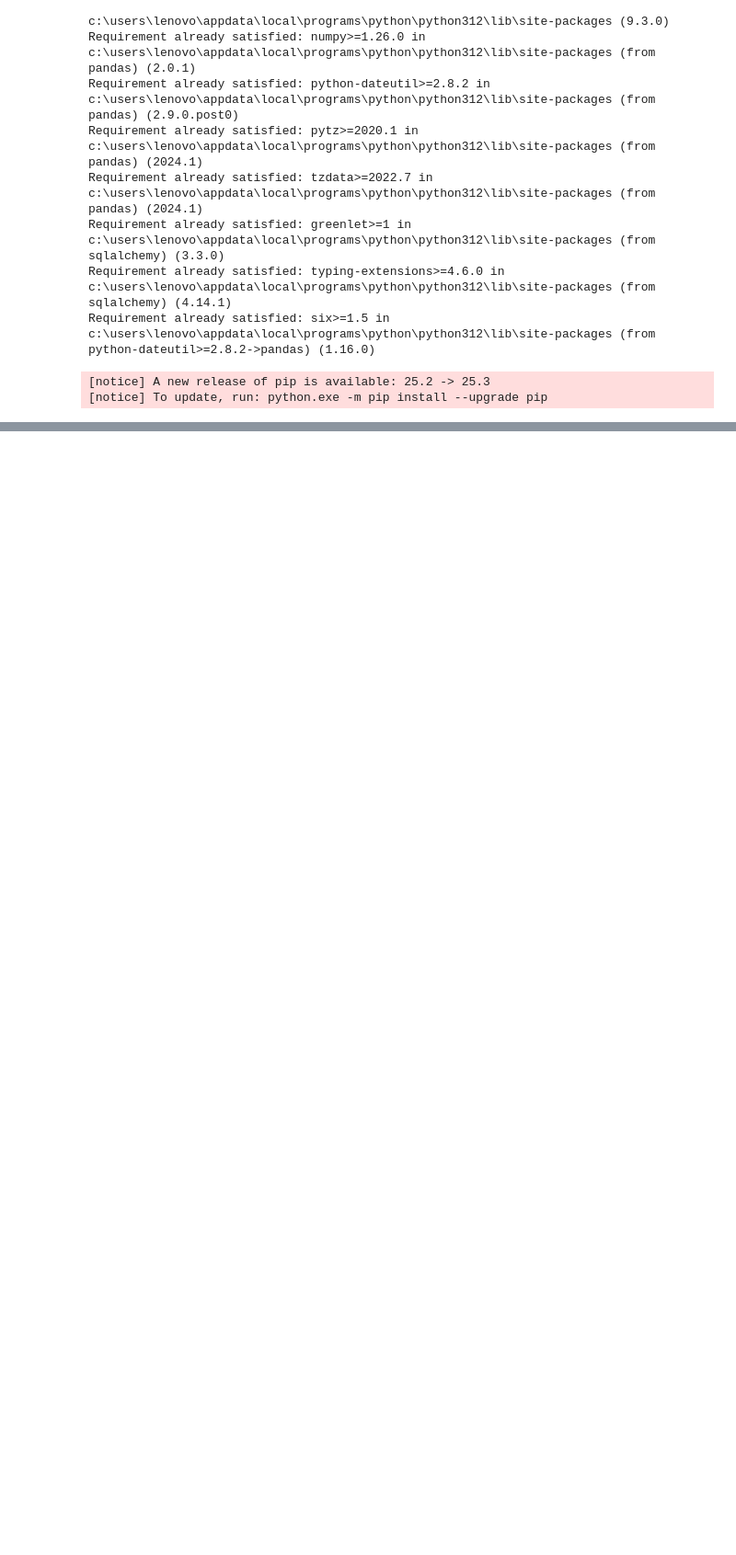
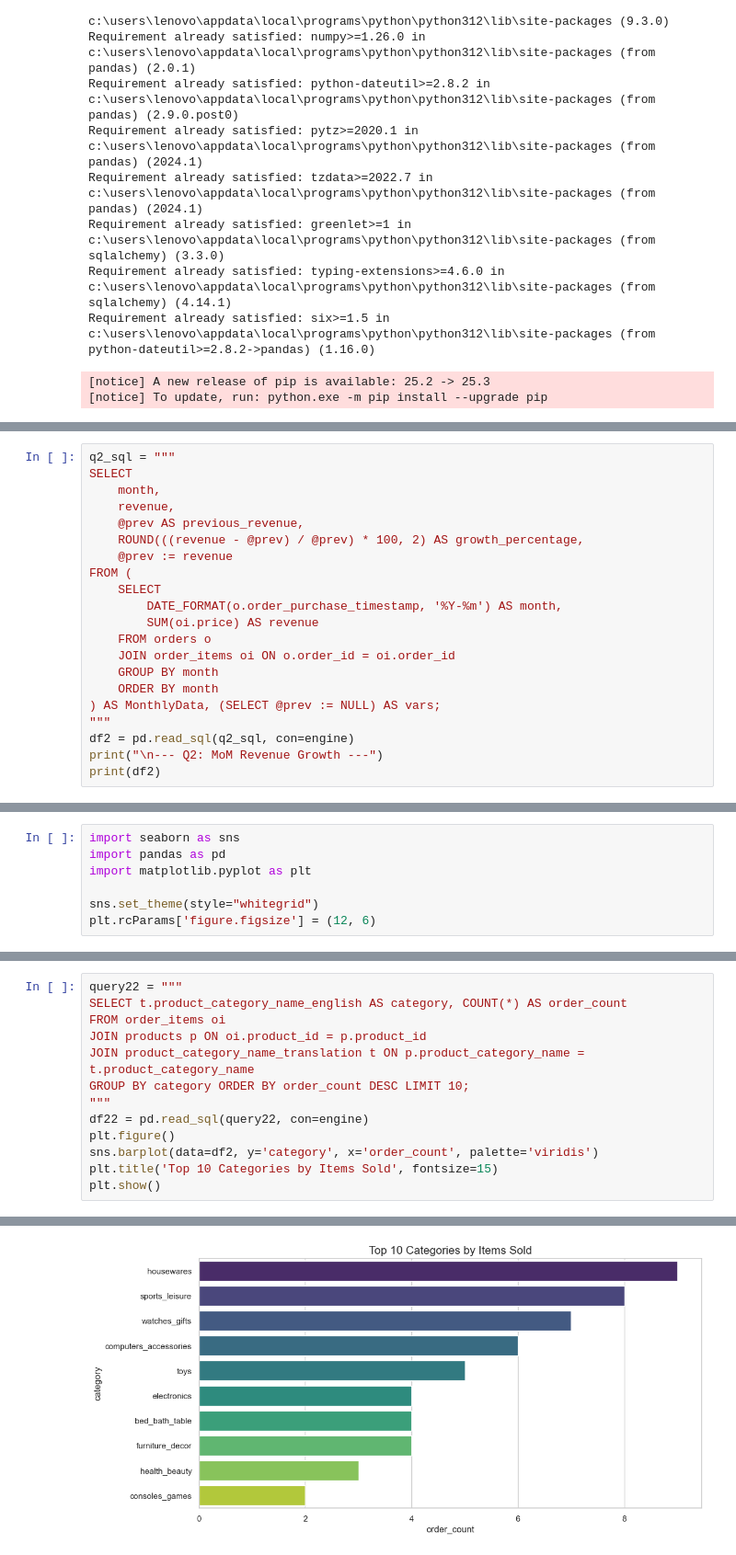
Before and after one commit to Peeyush237/E-commerce_Data-insights-visualization, a Jupyter notebook: queries_vis.ipynb, the cells around one changed output, grey strips where cells are left out. Shown at 92% size. Cells and saved outputs as stored; diff of their text form; blank space fills up the shorter version.

Commit message:
Add files via upload
adding more visualization

```diff
--- a/queries_vis.ipynb
+++ b/queries_vis.ipynb
@@ -132,0 +158,21 @@ Tables in database:
+# %%
+q2_sql = """
+SELECT
+    month,
+    revenue,
+    @prev AS previous_revenue,
+    ROUND(((revenue - @prev) / @prev) * 100, 2) AS growth_percentage,
+    @prev := revenue
+FROM (
+    SELECT
+        DATE_FORMAT(o.order_purchase_timestamp, '%Y-%m') AS month,
+        SUM(oi.price) AS revenue
+    FROM orders o
+    JOIN order_items oi ON o.order_id = oi.order_id
+    GROUP BY month
+    ORDER BY month
+) AS MonthlyData, (SELECT @prev := NULL) AS vars;
+"""
+df2 = pd.read_sql(q2_sql, con=engine)
+print("\n--- Q2: MoM Revenue Growth ---")
+print(df2)
@@ -132,0 +623,7 @@ Tables in database:
+# %%
+import seaborn as sns
+import pandas as pd
+import matplotlib.pyplot as plt
+
+sns.set_theme(style="whitegrid")
+plt.rcParams['figure.figsize'] = (12, 6)
@@ -132,0 +651,14 @@ Tables in database:
+# %%
+query22 = """
+SELECT t.product_category_name_english AS category, COUNT(*) AS order_count
+FROM order_items oi
+JOIN products p ON oi.product_id = p.product_id
+JOIN product_category_name_translation t ON p.product_category_name = t.product_category_name
+GROUP BY category ORDER BY order_count DESC LIMIT 10;
+"""
+df22 = pd.read_sql(query22, con=engine)
+plt.figure()
+sns.barplot(data=df2, y='category', x='order_count', palette='viridis')
+plt.title('Top 10 Categories by Items Sold', fontsize=15)
+plt.show()
+# %% [output]
@@ -132,0 +668 @@ Tables in database:
+[figure, added]
```
Also changed, not shown: parts of 77 cells of this notebook.
